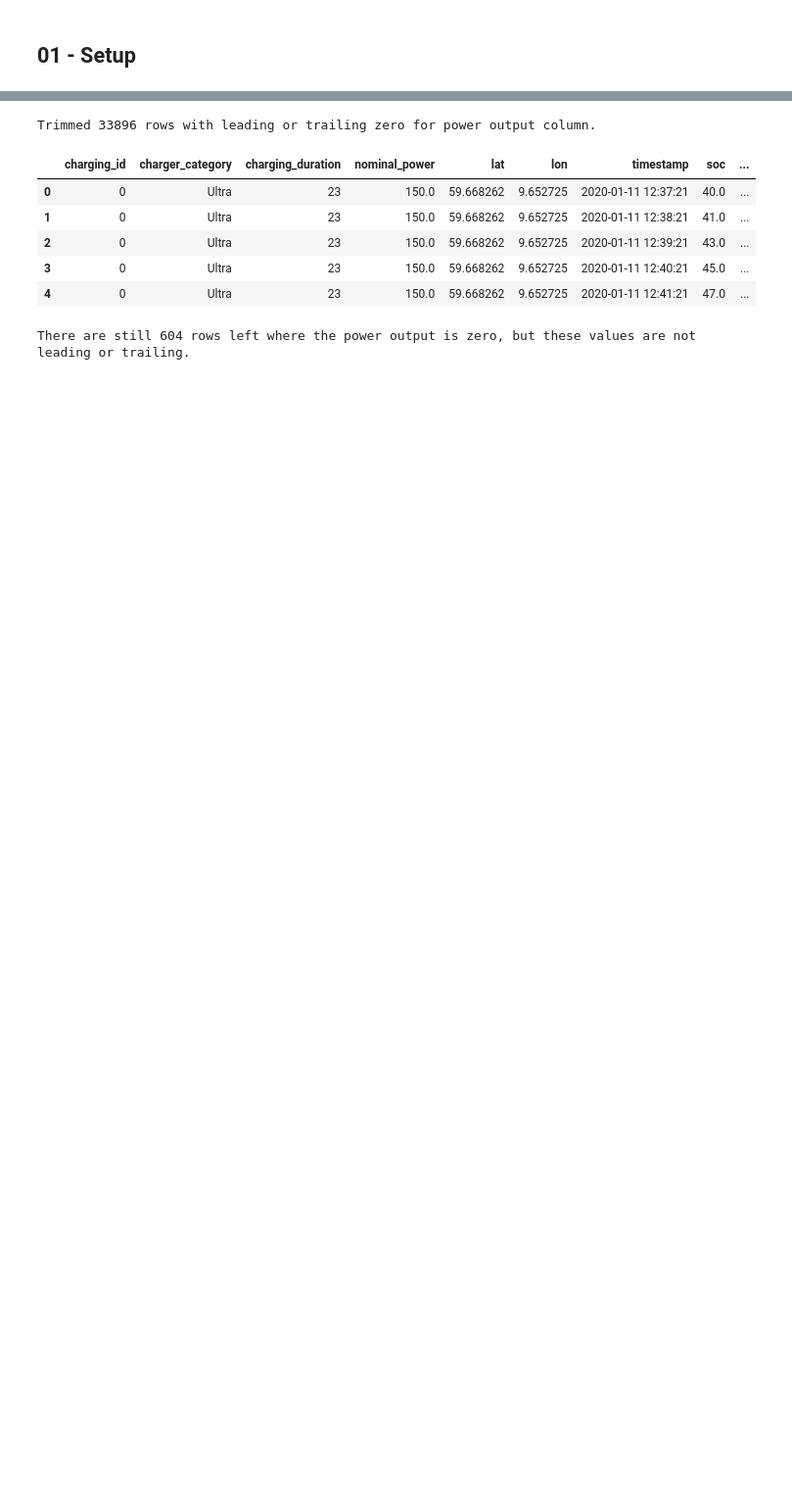
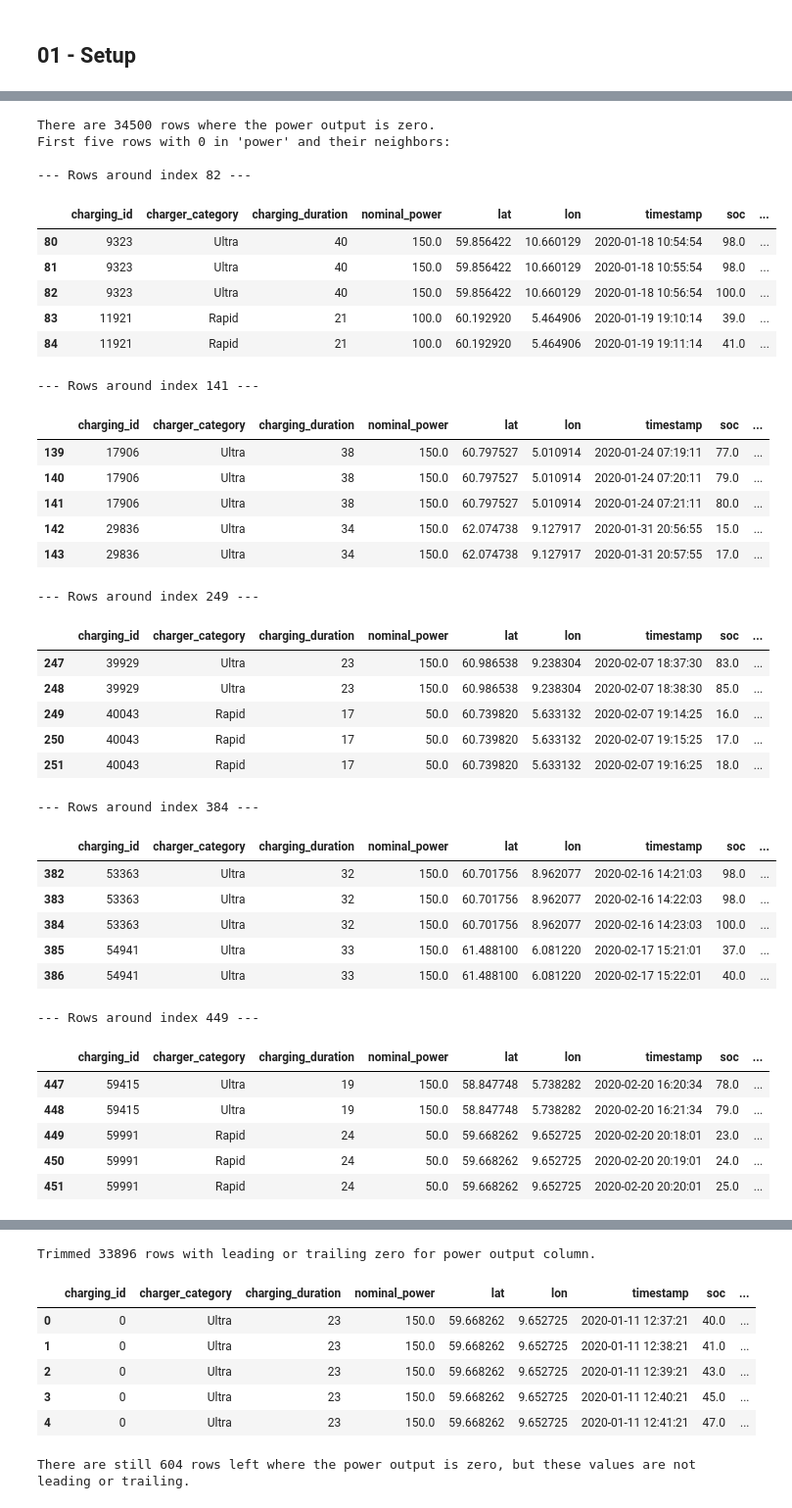
Before and after one commit to SebastianRokholt/Machine-Teaching-for-XAI--TimeSeries-Models, a Jupyter notebook: Notebooks/01__Data_Wrangling_&_FE.ipynb, the cells around one changed output, grey strips where cells are left out. Shown: that part at 98% size. Cells and saved outputs as stored; diff of their text form; code cells hidden in the pictures; blank space fills up the shorter version.

Commit message:
Refactoring, minor adjustments to cleaned+engineered dataset

```diff
--- a/Notebooks/eda_and_prep.ipynb
+++ b/Notebooks/01__Data_Wrangling_&_FE.ipynb
@@ -26,0 +32,4 @@ True
+# %%
+# Loads the raw dataset
+df = pd.read_parquet("../Data/etron55-charging-sessions-raw-nov-24.parquet")
+df.head()
@@ -32,3 +82,0 @@ pd.set_option("display.max_columns", None)
-# %%
-df = pd.read_parquet("../Data/etron55-nov-24.parquet")
-df.head(5)
@@ -70,5 +83,8 @@ None
 # %%
-# Set appropriate data types
-df["charging_id"] = df["charging_id"].astype("category")
+# Sets appropriate data types
+df['charging_id'] = pd.to_numeric(df['charging_id'], errors='coerce')
 df["charger_category"] = df["charger_category"].astype("category")
 df["nominal_power"] = df["nominal_power"].astype("category")
+
+# Ensure the data are sorted by timestamp per session
+df = df.sort_values(by=['charging_id', 'timestamp'])
@@ -148 +93,53 @@ df.loc[80:85]
+# %%
+# Calculates and displays the number of rows where the power output is zero
+rows_with_zeros = df[df["power"] == 0]
+print(f"There are {len(rows_with_zeros)} rows where the power output is zero.")
+zeros_indices = rows_with_zeros.head().index  # Selects the index of five of these rows
+print("First five rows with 0 in 'power' and their neighbors:\n")
+for idx in zeros_indices:
+    # Get two preceding and two succeeding rows
+    start = max(0, idx - 2)
+    end = min(len(df), idx + 3)
+    neighbors = df.iloc[start:end]
+    print(f"--- Rows around index {idx} ---")
+    display(neighbors)
+# %% [output]
+There are 34500 rows where the power output is zero.
+First five rows with 0 in 'power' and their neighbors:
+
+--- Rows around index 82 ---
+|  | charging_id | charger_category | charging_duration | nominal_power | lat | lon | timestamp | soc | ... |
+| 80 | 9323 | Ultra | 40 | 150.0 | 59.856422 | 10.660129 | 2020-01-18 10:54:54 | 98.0 | ... |
+| 81 | 9323 | Ultra | 40 | 150.0 | 59.856422 | 10.660129 | 2020-01-18 10:55:54 | 98.0 | ... |
+| 82 | 9323 | Ultra | 40 | 150.0 | 59.856422 | 10.660129 | 2020-01-18 10:56:54 | 100.0 | ... |
+| 83 | 11921 | Rapid | 21 | 100.0 | 60.192920 | 5.464906 | 2020-01-19 19:10:14 | 39.0 | ... |
+| 84 | 11921 | Rapid | 21 | 100.0 | 60.192920 | 5.464906 | 2020-01-19 19:11:14 | 41.0 | ... |
+--- Rows around index 141 ---
+|  | charging_id | charger_category | charging_duration | nominal_power | lat | lon | timestamp | soc | ... |
+| 139 | 17906 | Ultra | 38 | 150.0 | 60.797527 | 5.010914 | 2020-01-24 07:19:11 | 77.0 | ... |
+| 140 | 17906 | Ultra | 38 | 150.0 | 60.797527 | 5.010914 | 2020-01-24 07:20:11 | 79.0 | ... |
+| 141 | 17906 | Ultra | 38 | 150.0 | 60.797527 | 5.010914 | 2020-01-24 07:21:11 | 80.0 | ... |
+| 142 | 29836 | Ultra | 34 | 150.0 | 62.074738 | 9.127917 | 2020-01-31 20:56:55 | 15.0 | ... |
+| 143 | 29836 | Ultra | 34 | 150.0 | 62.074738 | 9.127917 | 2020-01-31 20:57:55 | 17.0 | ... |
+--- Rows around index 249 ---
+|  | charging_id | charger_category | charging_duration | nominal_power | lat | lon | timestamp | soc | ... |
+| 247 | 39929 | Ultra | 23 | 150.0 | 60.986538 | 9.238304 | 2020-02-07 18:37:30 | 83.0 | ... |
+| 248 | 39929 | Ultra | 23 | 150.0 | 60.986538 | 9.238304 | 2020-02-07 18:38:30 | 85.0 | ... |
+| 249 | 40043 | Rapid | 17 | 50.0 | 60.739820 | 5.633132 | 2020-02-07 19:14:25 | 16.0 | ... |
+| 250 | 40043 | Rapid | 17 | 50.0 | 60.739820 | 5.633132 | 2020-02-07 19:15:25 | 17.0 | ... |
+| 251 | 40043 | Rapid | 17 | 50.0 | 60.739820 | 5.633132 | 2020-02-07 19:16:25 | 18.0 | ... |
+--- Rows around index 384 ---
+|  | charging_id | charger_category | charging_duration | nominal_power | lat | lon | timestamp | soc | ... |
+| 382 | 53363 | Ultra | 32 | 150.0 | 60.701756 | 8.962077 | 2020-02-16 14:21:03 | 98.0 | ... |
+| 383 | 53363 | Ultra | 32 | 150.0 | 60.701756 | 8.962077 | 2020-02-16 14:22:03 | 98.0 | ... |
+| 384 | 53363 | Ultra | 32 | 150.0 | 60.701756 | 8.962077 | 2020-02-16 14:23:03 | 100.0 | ... |
+| 385 | 54941 | Ultra | 33 | 150.0 | 61.488100 | 6.081220 | 2020-02-17 15:21:01 | 37.0 | ... |
+| 386 | 54941 | Ultra | 33 | 150.0 | 61.488100 | 6.081220 | 2020-02-17 15:22:01 | 40.0 | ... |
+--- Rows around index 449 ---
+|  | charging_id | charger_category | charging_duration | nominal_power | lat | lon | timestamp | soc | ... |
+| 447 | 59415 | Ultra | 19 | 150.0 | 58.847748 | 5.738282 | 2020-02-20 16:20:34 | 78.0 | ... |
+| 448 | 59415 | Ultra | 19 | 150.0 | 58.847748 | 5.738282 | 2020-02-20 16:21:34 | 79.0 | ... |
+| 449 | 59991 | Rapid | 24 | 50.0 | 59.668262 | 9.652725 | 2020-02-20 20:18:01 | 23.0 | ... |
+| 450 | 59991 | Rapid | 24 | 50.0 | 59.668262 | 9.652725 | 2020-02-20 20:19:01 | 24.0 | ... |
+| 451 | 59991 | Rapid | 24 | 50.0 | 59.668262 | 9.652725 | 2020-02-20 20:20:01 | 25.0 | ... |
 # %% [markdown]
```
Also changed, not shown: parts of 38 cells of this notebook, 4 other files.
